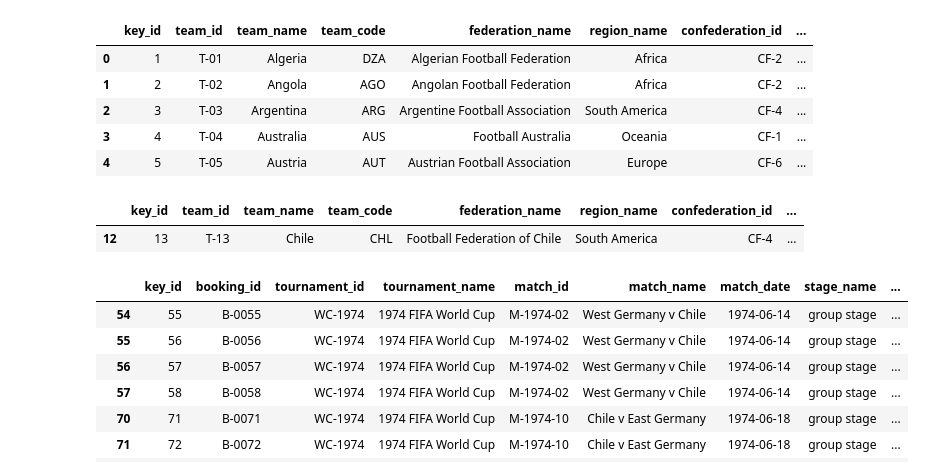
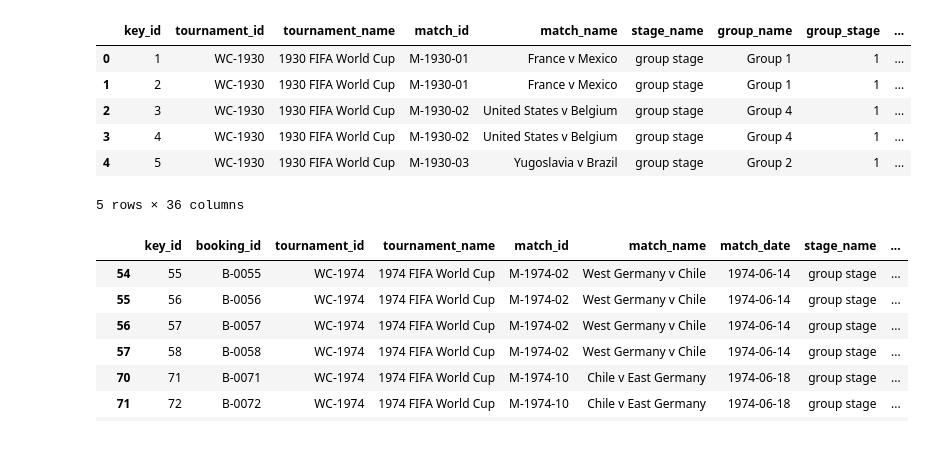
Before and after one commit to Claudio-AhumadaL/Chile_in_the_FIFA_WC, a Jupyter notebook: Chile_FIFA_WC.ipynb, the cells around one changed output. Cells and saved outputs as stored; diff of their text form; code cells hidden in the pictures; blank space fills up the shorter version.

Commit message:
Add team_appearances and qualified_teams
Add team_appearances and qualified_teams databases with values for Chile

```diff
--- a/Chile_FIFA_WC.ipynb
+++ b/Chile_FIFA_WC.ipynb
@@ -1,25 +1,19 @@
 # %%
 import pandas as pd
 # %%
-# Load Teams database
+# Load team_appareances database and obtain a dataframe with Chile's matches
 
-teams = pd.read_csv('./data-csv/teams.csv')
-teams.head()
+team_appearances = pd.read_csv('./data-csv/team_appearances.csv')
+tappearances_mask = team_appearances['match_name'].str.contains('Chile')
+team_appearances_chile = team_appearances[tapp_mask]
 # %% [output]
-|  | key_id | team_id | team_name | team_code | federation_name | region_name | confederation_id | ... |
-| 0 | 1 | T-01 | Algeria | DZA | Algerian Football Federation | Africa | CF-2 | ... |
-| 1 | 2 | T-02 | Angola | AGO | Angolan Football Federation | Africa | CF-2 | ... |
-| 2 | 3 | T-03 | Argentina | ARG | Argentine Football Association | South America | CF-4 | ... |
-| 3 | 4 | T-04 | Australia | AUS | Football Australia | Oceania | CF-1 | ... |
-| 4 | 5 | T-05 | Austria | AUT | Austrian Football Association | Europe | CF-6 | ... |
+|  | key_id | tournament_id | tournament_name | match_id | match_name | stage_name | group_name | group_stage | ... |
+| 0 | 1 | WC-1930 | 1930 FIFA World Cup | M-1930-01 | France v Mexico | group stage | Group 1 | 1 | ... |
+| 1 | 2 | WC-1930 | 1930 FIFA World Cup | M-1930-01 | France v Mexico | group stage | Group 1 | 1 | ... |
+| 2 | 3 | WC-1930 | 1930 FIFA World Cup | M-1930-02 | United States v Belgium | group stage | Group 4 | 1 | ... |
+| 3 | 4 | WC-1930 | 1930 FIFA World Cup | M-1930-02 | United States v Belgium | group stage | Group 4 | 1 | ... |
+| 4 | 5 | WC-1930 | 1930 FIFA World Cup | M-1930-03 | Yugoslavia v Brazil | group stage | Group 2 | 1 | ... |
+5 rows × 36 columns
-# %%
-# Restrict to only have values for Chile. This will be updated later to hold the values of teams that played against Chile
-
-teams_chile = teams[teams['team_name'] == 'Chile']
-teams_chile
-# %% [output]
-|  | key_id | team_id | team_name | team_code | federation_name | region_name | confederation_id | ... |
-| 12 | 13 | T-13 | Chile | CHL | Football Federation of Chile | South America | CF-4 | ... |
 # %%
 # Load bookings database and restrict to only have values for Chile
 
```
Also changed, not shown: parts of 1 cell of this notebook.
